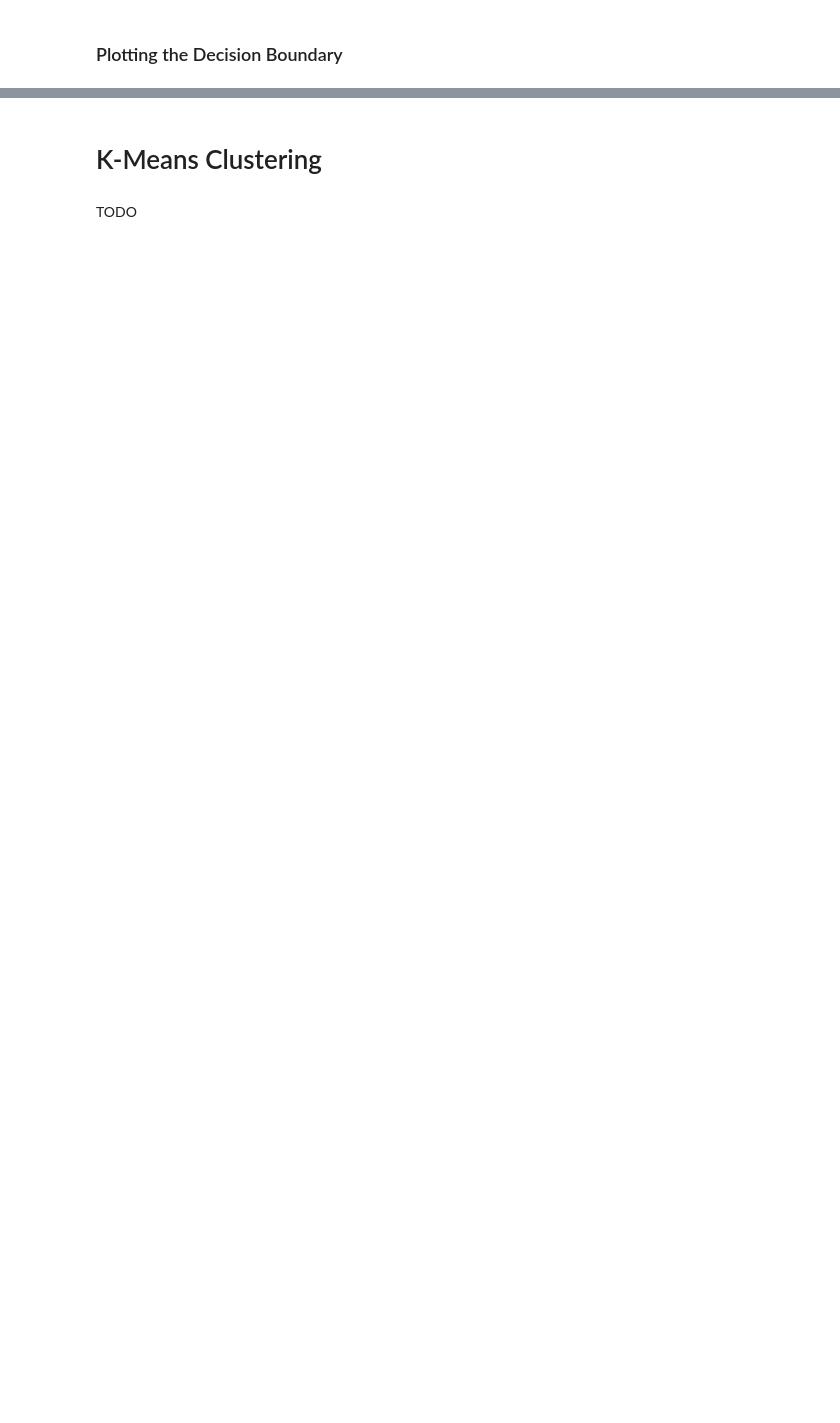
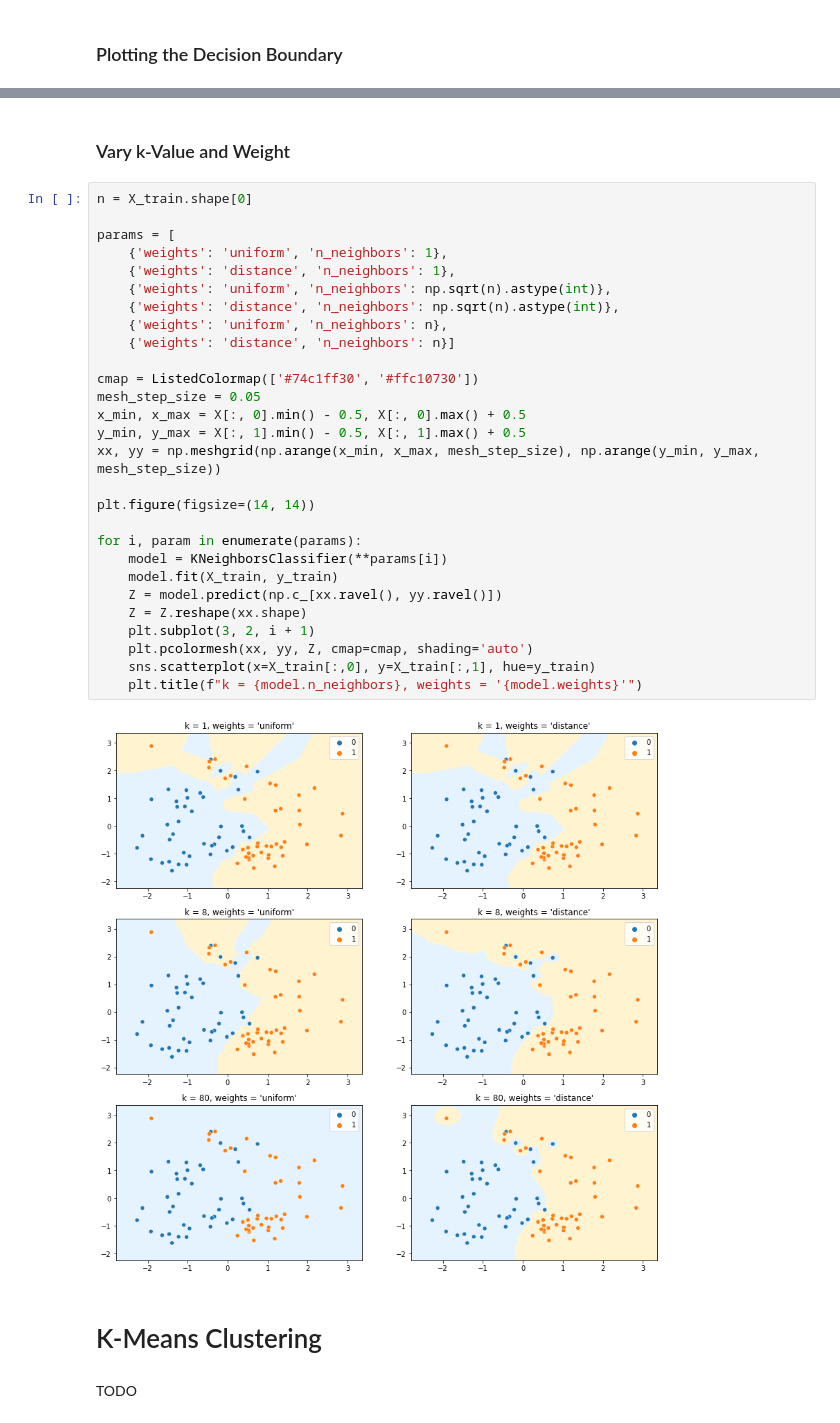
Before and after one commit to thomd/deep-learning-notes, a Jupyter notebook: knn-classifier.ipynb, the cells around one changed output, grey strips where cells are left out. Saved outputs shown, nothing was run; the diff lists cells and outputs as text; blank space fills up the shorter version.

```diff
--- a/knn-classifier.ipynb
+++ b/knn-classifier.ipynb
@@ -106,3 +111,35 @@ plot_knn_decision_boundary(model, X_train, y_train);
+# %% [markdown]
+### Vary k-Value and Weight
+# %%
+n = X_train.shape[0]
+
+params = [
+    {'weights': 'uniform', 'n_neighbors': 1},
+    {'weights': 'distance', 'n_neighbors': 1},
+    {'weights': 'uniform', 'n_neighbors': np.sqrt(n).astype(int)},
+    {'weights': 'distance', 'n_neighbors': np.sqrt(n).astype(int)},
+    {'weights': 'uniform', 'n_neighbors': n},
+    {'weights': 'distance', 'n_neighbors': n}]
+
+cmap = ListedColormap(['#74c1ff30', '#ffc10730'])
+mesh_step_size = 0.05
+x_min, x_max = X[:, 0].min() - 0.5, X[:, 0].max() + 0.5
+y_min, y_max = X[:, 1].min() - 0.5, X[:, 1].max() + 0.5
+xx, yy = np.meshgrid(np.arange(x_min, x_max, mesh_step_size), np.arange(y_min, y_max, mesh_step_size))
+
+plt.figure(figsize=(14, 14))
+
+for i, param in enumerate(params):
+    model = KNeighborsClassifier(**params[i])
+    model.fit(X_train, y_train)
+    Z = model.predict(np.c_[xx.ravel(), yy.ravel()])
+    Z = Z.reshape(xx.shape)
+    plt.subplot(3, 2, i + 1)
+    plt.pcolormesh(xx, yy, Z, cmap=cmap, shading='auto')
+    sns.scatterplot(x=X_train[:,0], y=X_train[:,1], hue=y_train)
+    plt.title(f"k = {model.n_neighbors}, weights = '{model.weights}'")
+# %% [output]
+[figure, added]
 # %% [markdown]
 # K-Means Clustering
 # %% [markdown]
```
Also changed, not shown: parts of 6 cells of this notebook.
